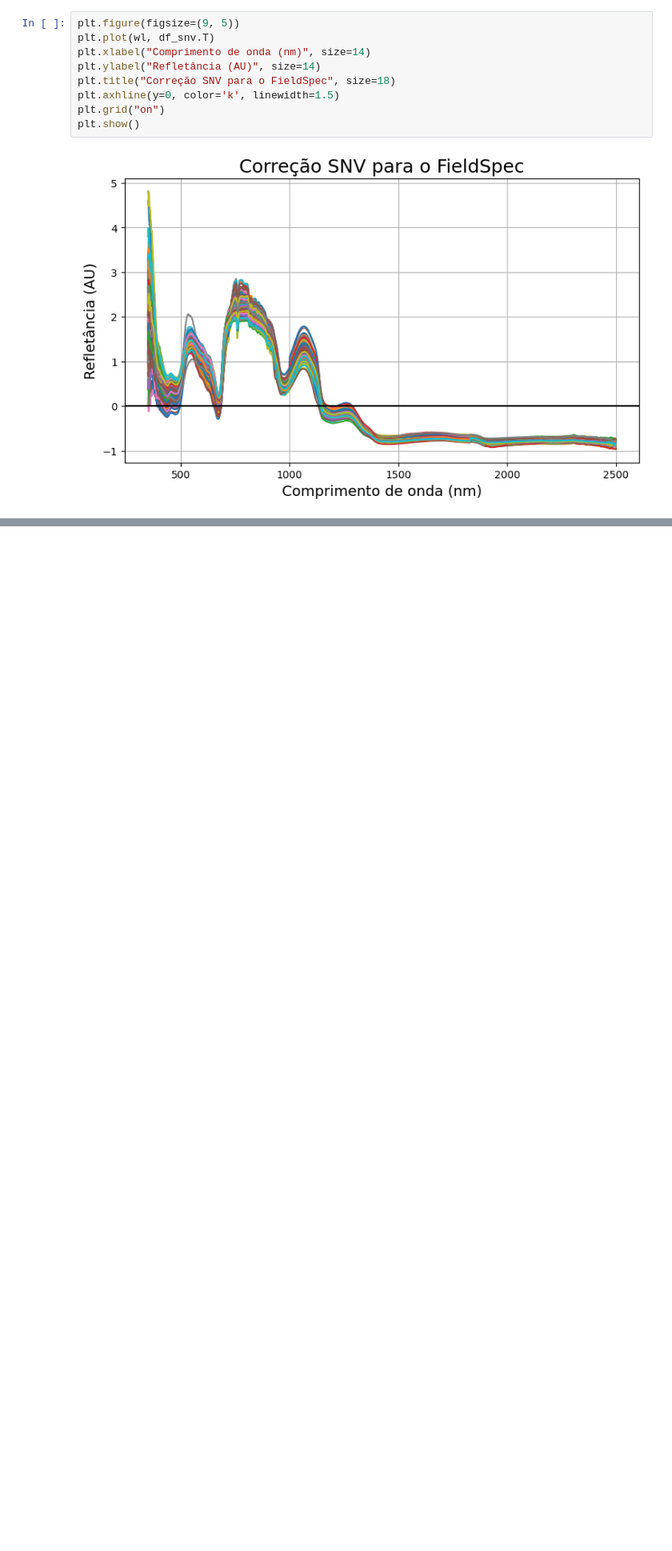
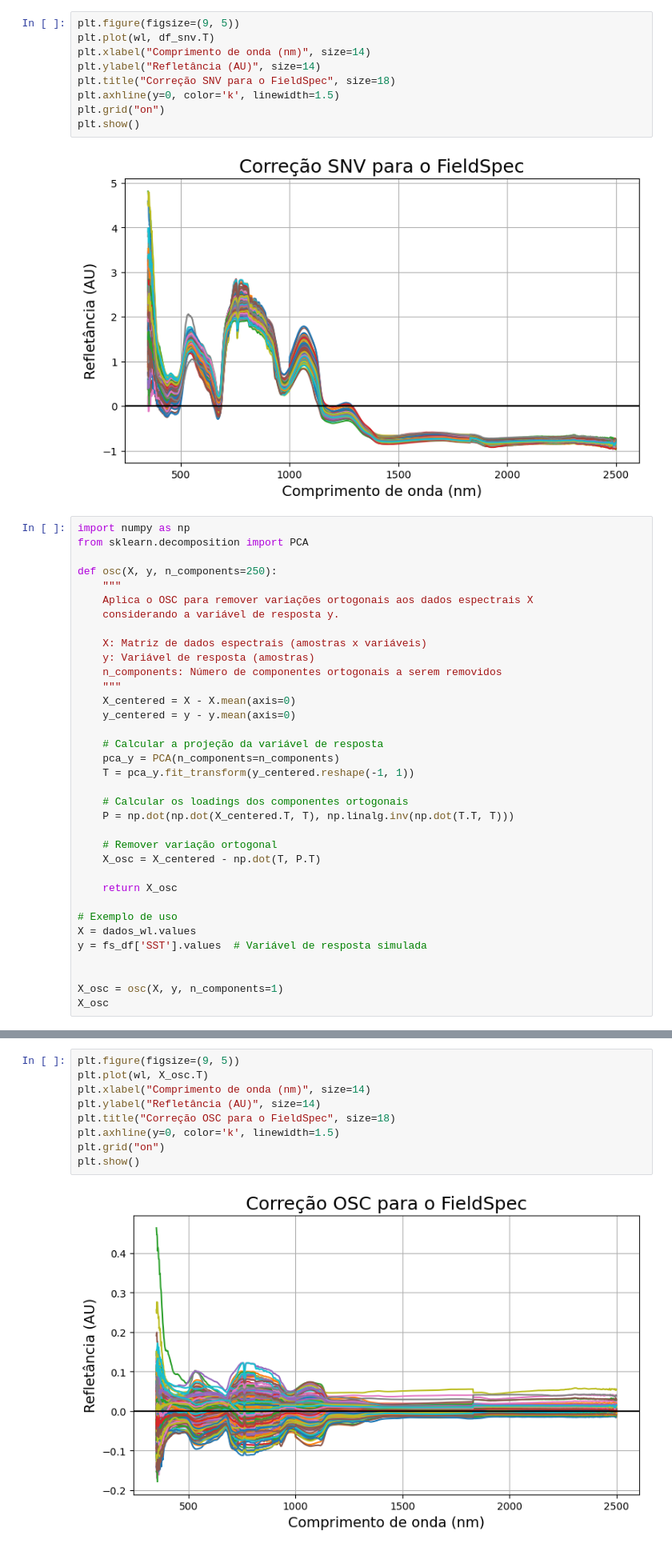
Before and after one commit to xndrxssx/cotton_candy_spectral_analysis, a Jupyter notebook: Pre-processamento/cotton_candy_prep.ipynb, the cells around one changed output, grey strips where cells are left out. Shown at 80% size. Drawn from its saved outputs; the diff is of its cells as text; blank space fills up the shorter version.

```diff
--- a/Pre-processamento/cotton_candy_prep.ipynb
+++ b/Pre-processamento/cotton_candy_prep.ipynb
@@ -124,3 +116,38 @@ plt.grid("on")
 plt.show()
 # %% [output]
 [figure]
+# %%
+import numpy as np
+from sklearn.decomposition import PCA
+
+def osc(X, y, n_components=250):
+    """
+    Aplica o OSC para remover variações ortogonais aos dados espectrais X
+    considerando a variável de resposta y.
+
+    X: Matriz de dados espectrais (amostras x variáveis)
+    y: Variável de resposta (amostras)
+    n_components: Número de componentes ortogonais a serem removidos
+    """
+    X_centered = X - X.mean(axis=0)
+    y_centered = y - y.mean(axis=0)
+
+    # Calcular a projeção da variável de resposta
+    pca_y = PCA(n_components=n_components)
+    T = pca_y.fit_transform(y_centered.reshape(-1, 1))
+
+    # Calcular os loadings dos componentes ortogonais
+    P = np.dot(np.dot(X_centered.T, T), np.linalg.inv(np.dot(T.T, T)))
+
+    # Remover variação ortogonal
+    X_osc = X_centered - np.dot(T, P.T)
+
+    return X_osc
+
+# Exemplo de uso
+X = dados_wl.values
+y = fs_df['SST'].values  # Variável de resposta simulada
+
+
+X_osc = osc(X, y, n_components=1)
+X_osc
@@ -126,0 +168,11 @@ plt.show()
+# %%
+plt.figure(figsize=(9, 5))
+plt.plot(wl, X_osc.T)
+plt.xlabel("Comprimento de onda (nm)", size=14)
+plt.ylabel("Refletância (AU)", size=14)
+plt.title("Correção OSC para o FieldSpec", size=18)
+plt.axhline(y=0, color='k', linewidth=1.5)
+plt.grid("on")
+plt.show()
+# %% [output]
+[figure, added]
```
Also changed, not shown: parts of 3 cells of this notebook, 8 other files.
